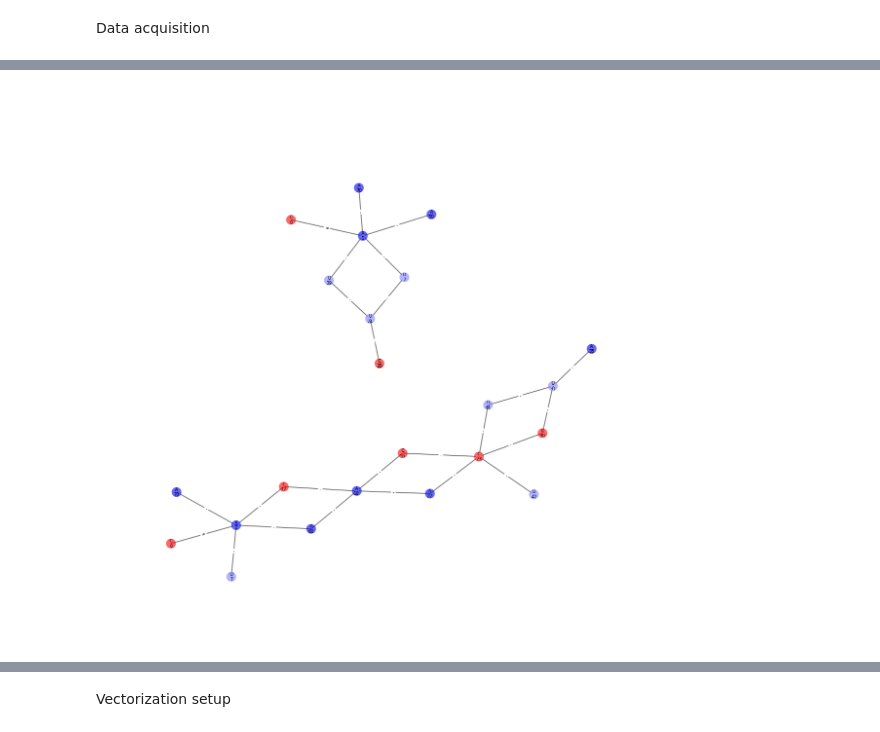
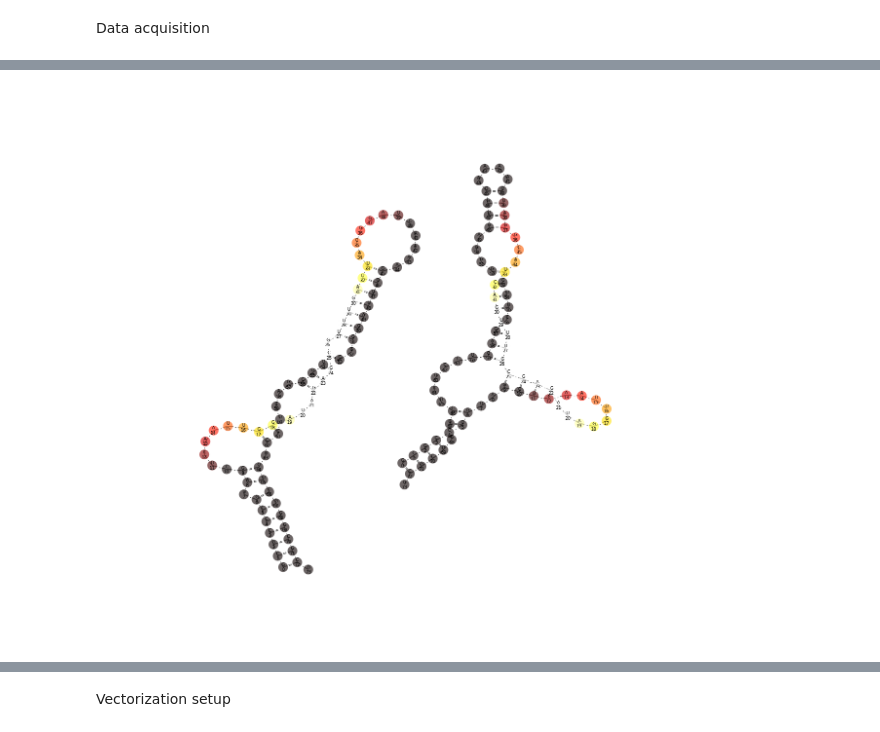
Before and after one commit to fabriziocosta/EDeN, a Jupyter notebook: examples/RNA.ipynb, the cells around one changed output, grey strips where cells are left out. Cells and saved outputs as stored; diff of their text form; code cells hidden in the pictures.

```diff
--- a/examples/RNA.ipynb
+++ b/examples/RNA.ipynb
@@ -10,2 +16,14 @@ Populating the interactive namespace from numpy and matplotlib
+# %%
+#set the trapezoidal_reweighting parameters
+high_weight = 1
+low_weight = 0.1
+
+high_weight_window_start = 20
+high_weight_window_end =30
+
+low_weight_window_start = 10
+low_weight_window_end = 40
+# %%
+RNAshapes_options = {'shape_type' : 5, 'energy_range' : 25, 'max_num' : 4}
 # %% [markdown]
 Data acquisition
@@ -12,38 +60,27 @@ Data acquisition
 # %%
-#given the RFAM id of a family we retrieve it from the RFAM online database
-rf='RF00162'
-rf='RF00005'
-#we compose the correspondent URL
-url_string='http://rfam.xfam.org/family/%s/alignment?acc=%s&format=fastau&download=0'%(rf,rf)
-
 #we use an iterator that converts from FASTA to the k-representative shapes graph
 from eden.converter.RNA import RNA_SHAPE
-RNAshapes_options = {'shape_type' : 5, 'energy_range' : 25, 'max_num' : 3}
 graphs = RNA_SHAPE.RNA_SHAPE_to_eden(input = url_string, input_type = 'url' , **RNAshapes_options )
 
 from eden.modifier.graph import vertex_attributes as g_va
-graphs = g_va.trapezoidal_reweighting(graphs,
-                                             high_weight = 1.0,
-                                             low_weight = 0.01,
-                                             high_weight_window_start = 50,
-                                             high_weight_window_end = 60,
-                                             low_weight_window_start = 40,
-                                             low_weight_window_end = 70)
+graphs = g_va.trapezoidal_reweighting(graphs,high_weight = high_weight, low_weight = low_weight, high_weight_window_start = high_weight_window_start, high_weight_window_end = high_weight_window_end, low_weight_window_start = low_weight_window_start, low_weight_window_end = low_weight_window_end)
 
 from eden.modifier.RNA import vertex_attributes as RNA_va
 from eden.modifier.RNA import structure as RNA_s
 
-graphs = RNA_s.abstract_structure(graphs)
-
-graphs = g_va.colorize(graphs,labels=["A","U","o","G","C"])
+graphs = g_va.colorize(graphs, labels = ["A","U","o","G","C"])
 
 #for sanity check we iterate on a handful (num) of seqeunces to display the resulting graph
-num = 1
 from eden.util import display
 import itertools as it
-for g in it.islice(graphs,num):
-    display.draw_graph(g, size=20, node_border = False, node_size = 400,
+
+id = 2
+start = id
+stop = id+1
+step = 1
+for graph in it.islice(graphs,start,stop,step):
+    display.draw_graph(graph, size=20, node_border = False, node_size = 400,
                        secondary_vertex_label = 'position',
-                       vertex_color = 'level', colormap = 'bwr', invert_colormap = False)
+                       vertex_color = 'weight', colormap = 'hot', invert_colormap = False)
 # %% [output]
-[figure, old version]
+[figure, new version]
```
Also changed, not shown: parts of 6 cells of this notebook, 6 other files.
